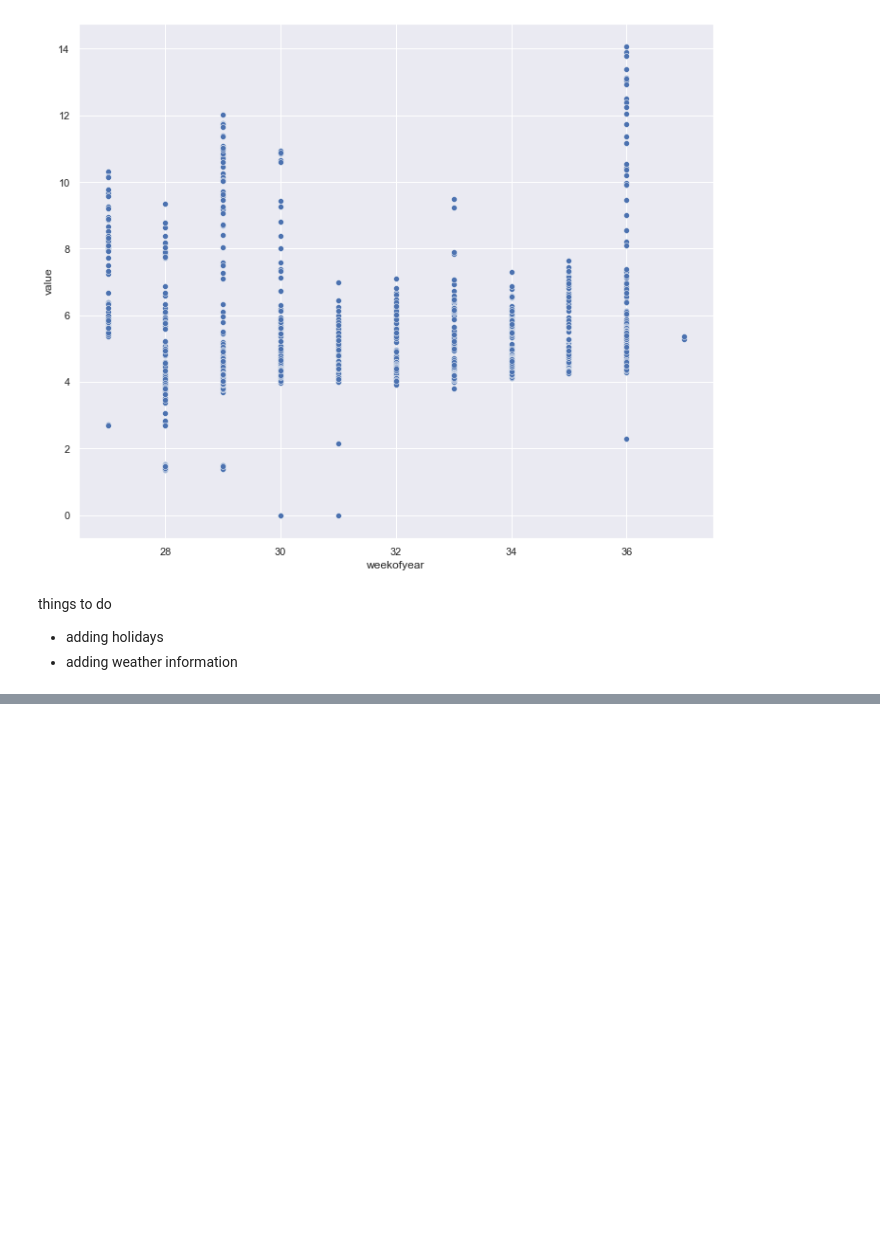
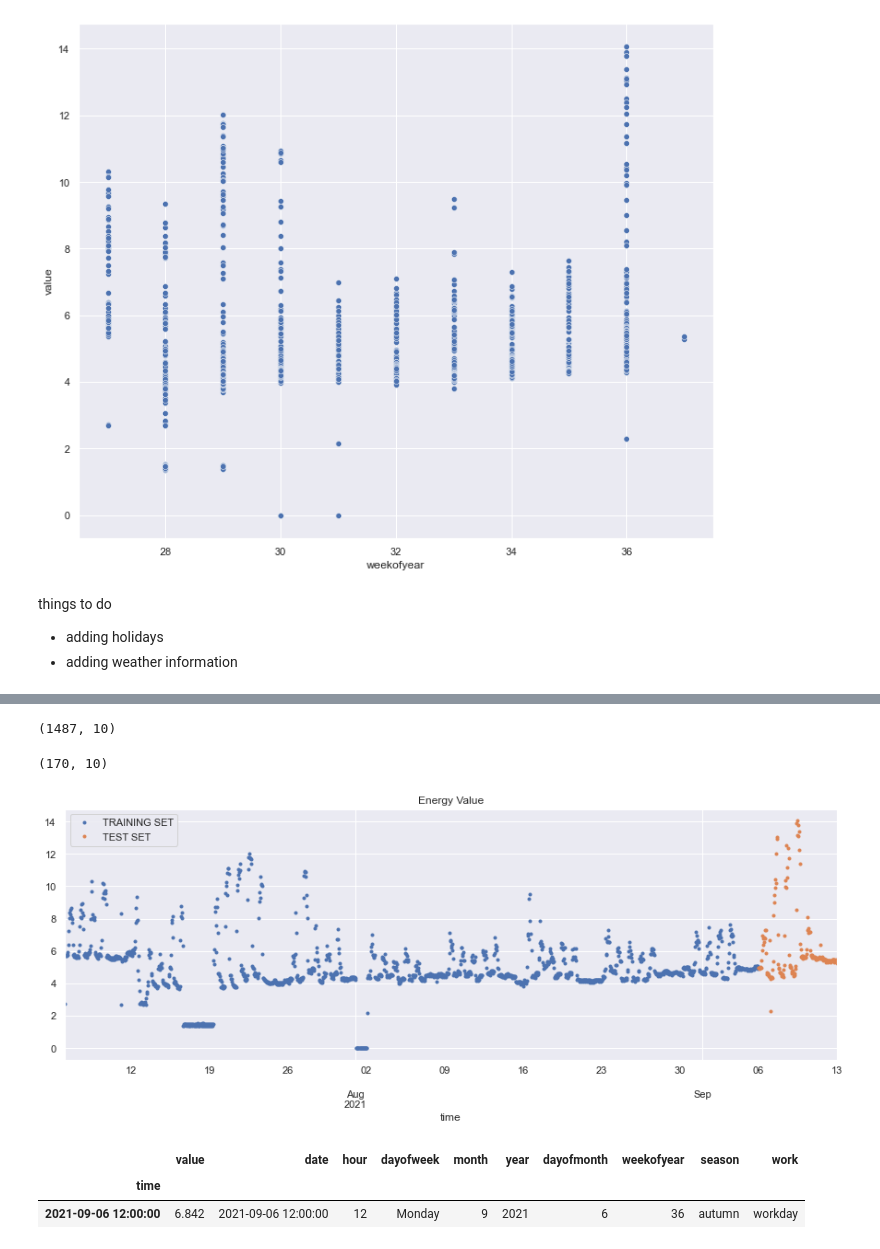
Before and after one commit to dineshh912/building_energy_monitoring, a Jupyter notebook: 01-data_collection.ipynb, the cells around one changed output, grey strips where cells are left out. Drawn from its saved outputs; the diff is of its cells as text; code cells hidden in the pictures; blank space fills up the shorter version.

```diff
--- a/01-data_collection.ipynb
+++ b/01-data_collection.ipynb
@@ -335,0 +357,22 @@ things to do
+# %%
+df_train = df.loc[df.weekofyear < 36]
+# %%
+df_train.shape
+# %% [output]
+(1487, 10)
+# %%
+df_test = df.loc[df.weekofyear >= 36]
+# %%
+df_test.shape
+# %% [output]
+(170, 10)
+# %%
+(df_train.rename(columns={'value': 'TRAINING SET'})).append(df_test.rename(columns={'value': 'TEST SET'}), sort = False)[['TRAINING SET','TEST SET']].plot(style='.', figsize = (15,5), title = "Energy Value");
+# %% [output]
+[figure, added]
+# %%
+df.sample()
+# %% [output]
+|  | value | date | hour | dayofweek | month | year | dayofmonth | weekofyear | season | work |
+| time |  |  |  |  |  |  |  |  |  |  |
+| 2021-09-06 12:00:00 | 6.842 | 2021-09-06 12:00:00 | 12 | Monday | 9 | 2021 | 6 | 36 | autumn | workday |
```
Also changed, not shown: parts of 14 cells of this notebook.
